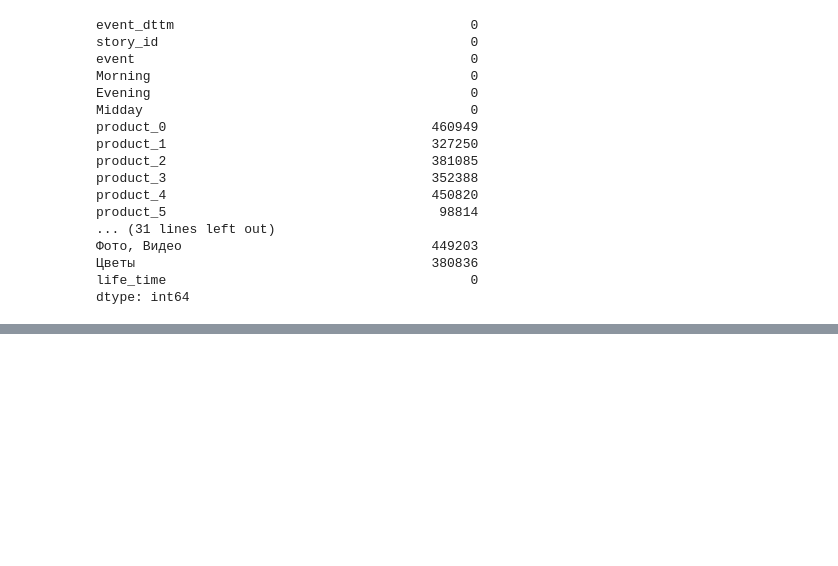
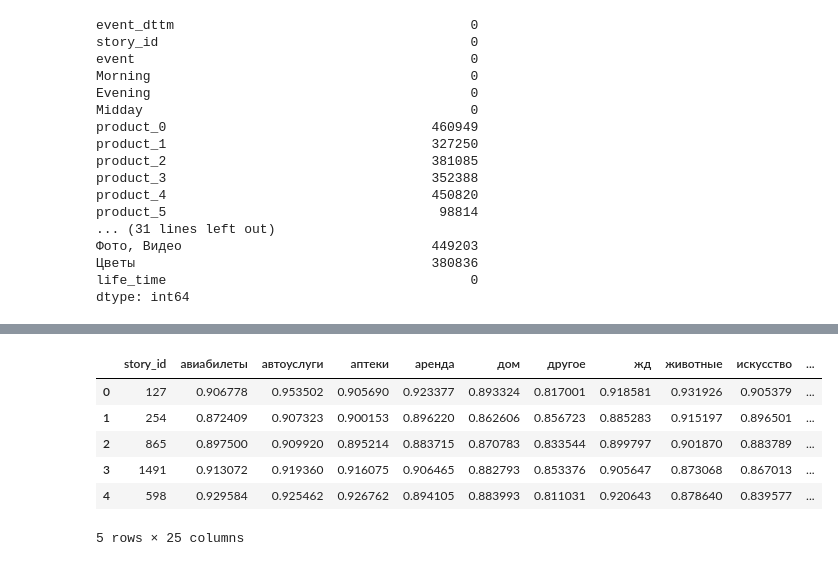
Before and after one commit to karmazyak/Tinkoff_McKinsey, a Jupyter notebook: Preprocessing.ipynb, the cells around one changed output, grey strips where cells are left out. Saved outputs shown, nothing was run; the diff lists cells and outputs as text; code cells hidden in the pictures; blank space fills up the shorter version.

```diff
--- a/Preprocessing.ipynb
+++ b/Preprocessing.ipynb
@@ -330,0 +400,11 @@ best = fmin(fn = objective, space = space, algo = tpe.suggest,
+# %%
+
+l_t = [[reg.sub('', w.lower()) for w in word_tokenize(x) if (len(reg.sub('', w.lower())) != 0 and not(stemmer.stem(w) in stop_words))] for x in l[1:]]
+# %%
+s = 0
+for i in stories.text_t[0]:
+    try:
+        s += np.array(ru_emb.distances(i, l_t[0])).mean()
+    except KeyError:
+        print(i)
+s
@@ -330,0 +422,2 @@ best = fmin(fn = objective, space = space, algo = tpe.suggest,
+# %%
+l_t = [[stemmer.stem(w) for w in x if not(stemmer.stem(w) in stop_words)] for x in l_t]
@@ -330,0 +444,13 @@ best = fmin(fn = objective, space = space, algo = tpe.suggest,
+# %%
+for i in l_t:
+    stories[i[0]] = stories.text_t.apply(lambda x: find_vector(i, x))
+# %%
+stories.head()
+# %% [output]
+|  | story_id | авиабилеты | автоуслуги | аптеки | аренда | дом | другое | жд | животные | искусство | ... |
+| 0 | 127 | 0.906778 | 0.953502 | 0.905690 | 0.923377 | 0.893324 | 0.817001 | 0.918581 | 0.931926 | 0.905379 | ... |
+| 1 | 254 | 0.872409 | 0.907323 | 0.900153 | 0.896220 | 0.862606 | 0.856723 | 0.885283 | 0.915197 | 0.896501 | ... |
+| 2 | 865 | 0.897500 | 0.909920 | 0.895214 | 0.883715 | 0.870783 | 0.833544 | 0.899797 | 0.901870 | 0.883789 | ... |
+| 3 | 1491 | 0.913072 | 0.919360 | 0.916075 | 0.906465 | 0.882793 | 0.853376 | 0.905647 | 0.873068 | 0.867013 | ... |
+| 4 | 598 | 0.929584 | 0.925462 | 0.926762 | 0.894105 | 0.883993 | 0.811031 | 0.920643 | 0.878640 | 0.839577 | ... |
+5 rows × 25 columns
```
Also changed, not shown: parts of 55 cells of this notebook, 16 other files.
